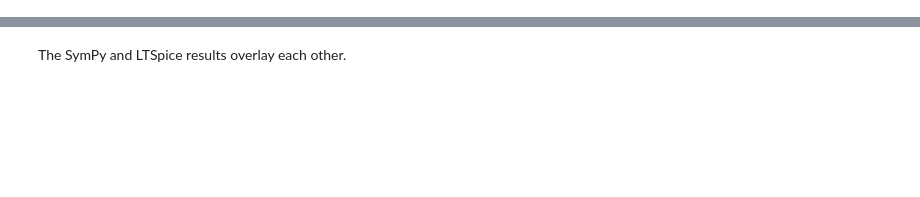
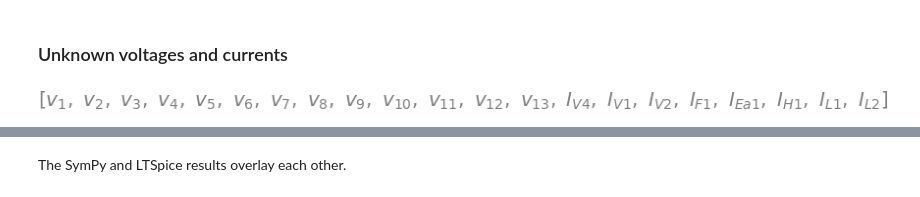
Before and after one commit to Tiburonboy/Symbolic-Modified-Nodal-Analysis-using-Python, a Jupyter notebook: backup/test_5.ipynb, the cells around one changed output, grey strips where cells are left out. Drawn from its saved outputs; the diff is of its cells as text; code cells hidden in the pictures; blank space fills up the shorter version.

```diff
--- a/backup/test_5.ipynb
+++ b/backup/test_5.ipynb
@@ -280,0 +64,29 @@ os.chdir('/home/jeff32/Documents/JupyterLab/Node Analysis/')
+# %%
+net_list = '''
+V4 1 2 20
+I2 3 4 5
+F1 5 9 V1 5
+E1 12 3 10 1 3
+G1 7 10 9 4 2
+H1 2 12 V2 2
+R3 5 1 10
+R4 3 7 1
+R9 4 8 9
+R10 8 0 10
+R13 9 11 7
+R14 10 9 10
+R2 3 5 5
+R7 8 7 6
+R11 10 9 5
+R12 0 10 9
+R16 12 11 10
+R8 3 8 5
+R17 2 6 8
+V1 6 3 0
+V2 13 5 0
+R18 12 13 4
+C1 7 1 2
+C2 1 9 5
+L1 1 5 3
+L2 0 11 8
+'''
@@ -280,0 +95,2 @@ os.chdir('/home/jeff32/Documents/JupyterLab/Node Analysis/')
+# %%
+report, network_df, i_unk_df, A, X, Z = SymMNA.smna(net_list)
@@ -280,0 +136,6 @@ os.chdir('/home/jeff32/Documents/JupyterLab/Node Analysis/')
+# %% [markdown]
+### Unknown voltages and currents
+# %%
+X
+# %% [output]
+[figure, added]
```
Also changed, not shown: parts of 66 cells of this notebook, 15 other files.
